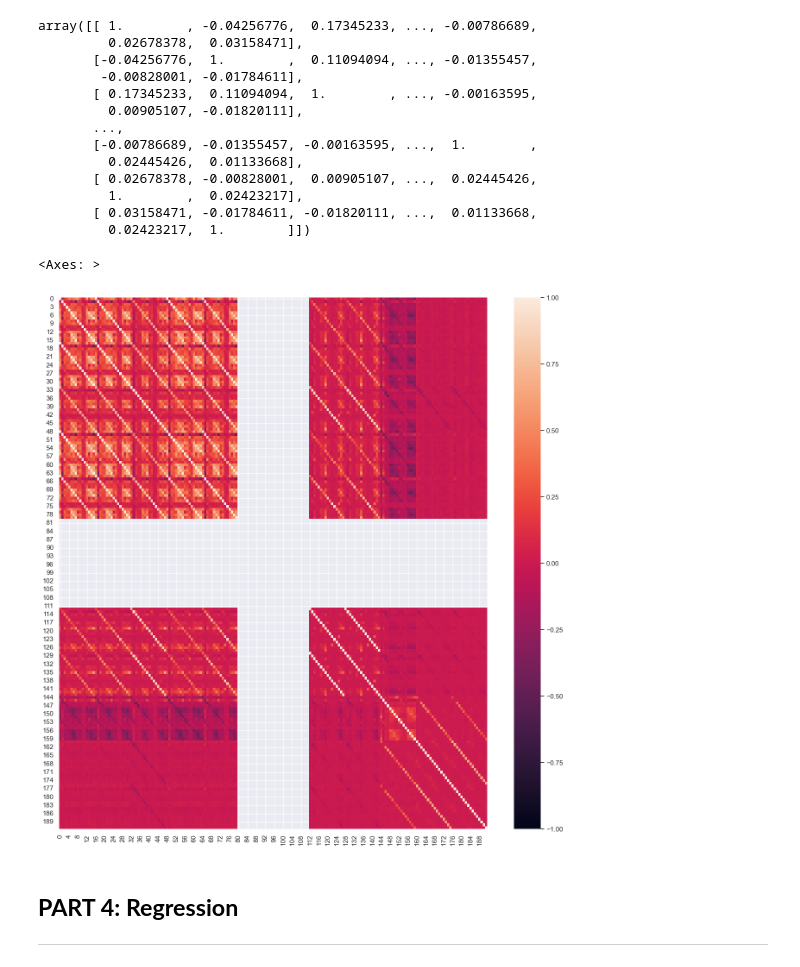
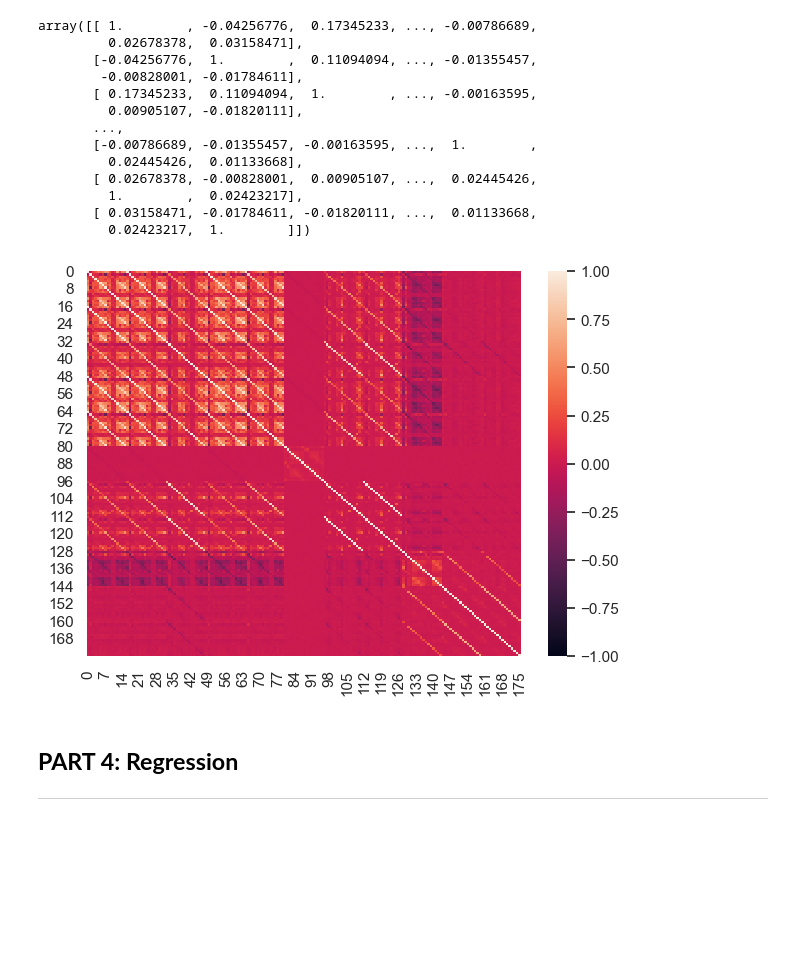
Before and after one commit to claireFriedrich/NSSP, a Jupyter notebook: Miniprojet3/Miniproject 3.ipynb, the cells around one changed output. Drawn from its saved outputs; the diff is of its cells as text; code cells hidden in the pictures; blank space fills up the shorter version.

```diff
--- a/Miniprojet3/Miniproject 3.ipynb
+++ b/Miniprojet3/Miniproject 3.ipynb
@@ -516,0 +516,5 @@ def calc_fft_power(EMG_windows, fs):
+# %%
+diff = np.diff(EMG_train_window, axis=1)
+ssc = np.sum(np.diff(np.sign(diff), axis=1), axis=1)
+print(f"ssc: {ssc.shape}")
+print(np.unique(np.diff(np.sign(diff))))
@@ -517,4 +544,14 @@ def calc_fft_power(EMG_windows, fs):
 # %%
+def calc_fft_power(EMG_windows, fs):
+    N = EMG_windows.shape[1]  # Number of points in each window
+    freqs = np.fft.rfftfreq(N, 1/fs)  # Frequency bins
+
+    # Fast Fourier Transform (FFT)
+    fft_vals = np.fft.rfft(EMG_windows, axis=1)
+    fft_power = np.abs(fft_vals) ** 2  # Power spectrum
+    return freqs[1:], fft_power[:,1:,:]
+
+
 def extract_features(EMG_windows, fs):
     """
     This function extracts features from raw EMG data.
@@ -543,12 +580,10 @@ def extract_features(EMG_windows, fs):
     wl = np.sum(np.abs(np.diff(EMG_windows, axis=1)), axis=1)
     print(f"wl: {wl.shape}")
 
-    # Zero crossing (ZC) (hint: you can use np.diff and np.sign to evaluate the zero crossing, then sum the occurance)
-    zc = np.sum(np.diff(np.sign(EMG_windows), axis=1) != 0, axis=1)
-
     # Slope sign changes (SSC)
     diff = np.diff(EMG_windows, axis=1)
-    ssc = np.sum(np.diff(np.sign(diff) != 0, axis=1), axis =1)
+    #ssc = np.sum(np.diff(np.sign(diff) != 0, axis=1), axis =1)
+    ssc = np.sum(np.diff(np.sign(diff), axis=1), axis=1)
     print(f"ssc: {ssc.shape}")
 
     # Get frequency and spectrogram power
@@ -581,8 +616,7 @@ def extract_features(EMG_windows, fs):
     peak_frequency = np.argmax(fft_power, axis=1)
     print(f"peak frequency: {peak_frequency.shape}")
 
-
-    X = np.column_stack((mav, maxav, std, rms, wl, zc, ssc, mean_power, tot_power, mean_frequency, median_frequency, peak_frequency))
+    X = np.column_stack((mav, maxav, std, rms, wl, ssc, mean_power, tot_power, mean_frequency, median_frequency, peak_frequency))
 
     return X
 # %%
@@ -670,11 +687,11 @@ array([[ 1.        , -0.04256776,  0.17345233, ..., -0.00786689,
        [ 0.03158471, -0.01784611, -0.01820111, ...,  0.01133668,
          0.02423217,  1.        ]])
 # %%
-fig,ax = plt.subplots(1,1,figsize = (16,16))
+fig,ax = plt.subplots(1,1,figsize = (7,5))
 sns.heatmap(np.corrcoef(X_train_norm[:,:].T), ax=ax, vmin = -1, vmax = 1)
+plt.show()
 # %% [output]
-<Axes: >
-[figure, old version]
+[figure, new version]
 # %% [markdown]
 <a name="1"></a>
 ## **PART 4: Regression**
```
Also changed, not shown: parts of 13 cells of this notebook.
